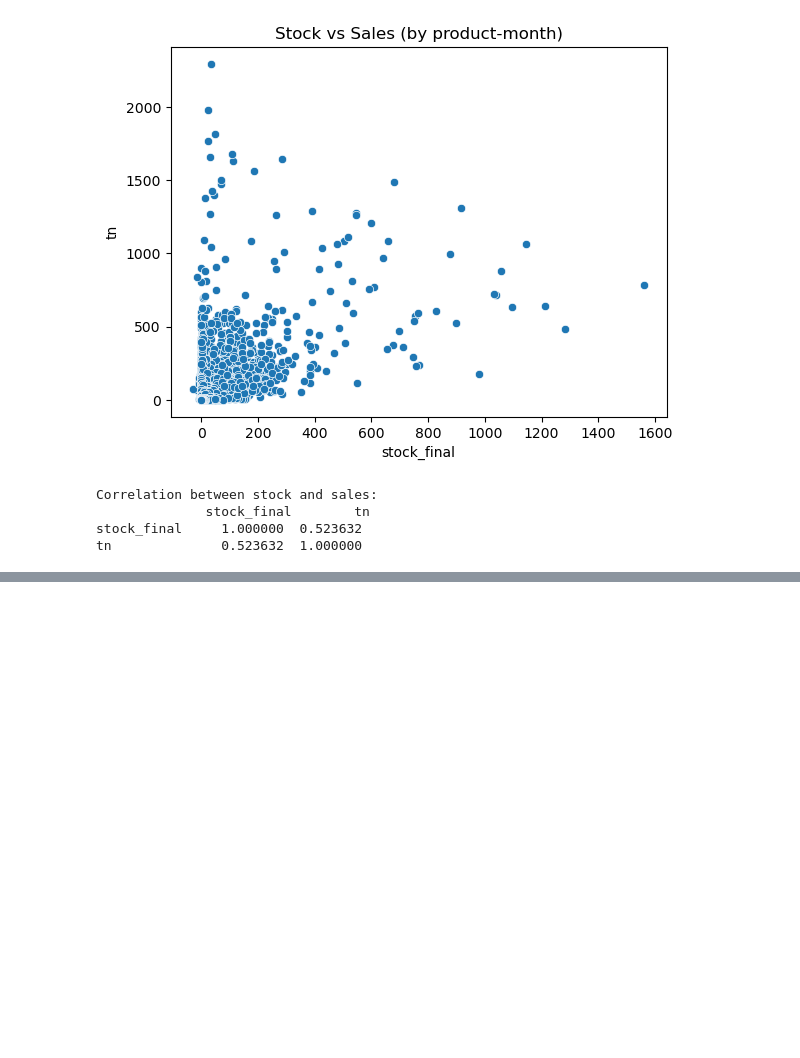
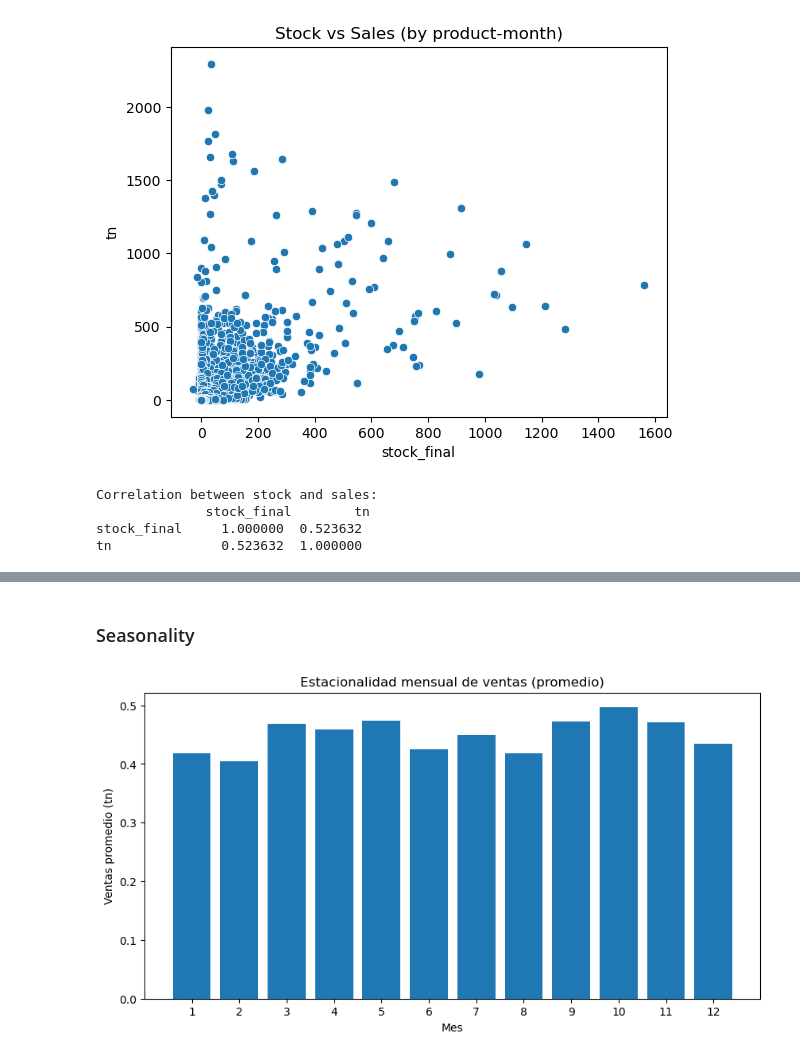
Before and after one commit to leonardoheis/lab3, a Jupyter notebook: notebooks/eda.ipynb, the cells around one changed output, grey strips where cells are left out. Drawn from its saved outputs; the diff is of its cells as text; code cells hidden in the pictures; blank space fills up the shorter version.

```diff
--- a/notebooks/eda.ipynb
+++ b/notebooks/eda.ipynb
@@ -151,0 +345,18 @@ profile_prod.to_file('../reports/productos_profiling_report.html')
+# %% [markdown]
+### Seasonality
+# %%
+sell_in['año'] = sell_in['periodo'].dt.year
+sell_in['mes'] = sell_in['periodo'].dt.month
+sell_in['trimestre'] = sell_in['periodo'].dt.quarter
+# %%
+ventas_por_mes = sell_in.groupby('mes')['tn'].mean().reset_index()
+
+plt.figure(figsize=(10,5))
+plt.bar(ventas_por_mes['mes'], ventas_por_mes['tn'])
+plt.xlabel('Mes')
+plt.ylabel('Ventas promedio (tn)')
+plt.title('Estacionalidad mensual de ventas (promedio)')
+plt.xticks(range(1,13))
+plt.show()
+# %% [output]
+[figure, added]
```
Also changed, not shown: parts of 28 cells of this notebook.
